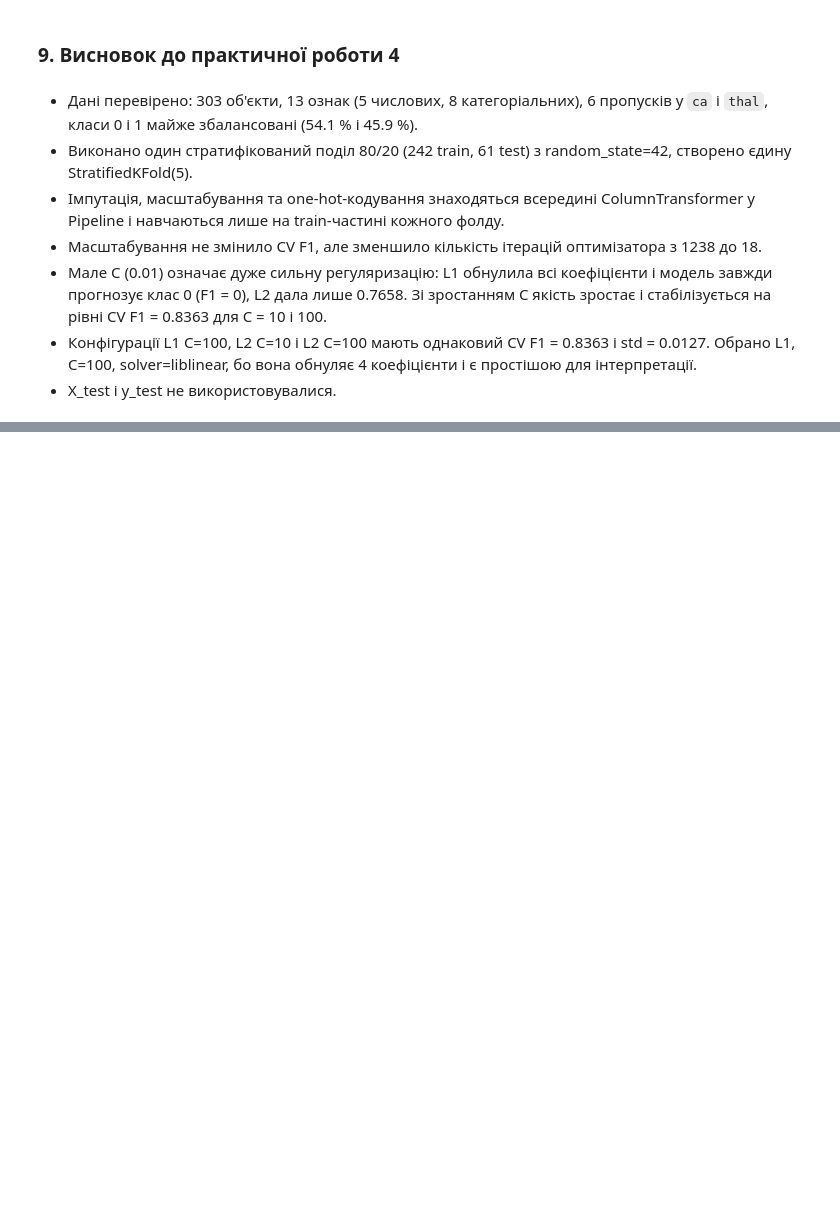
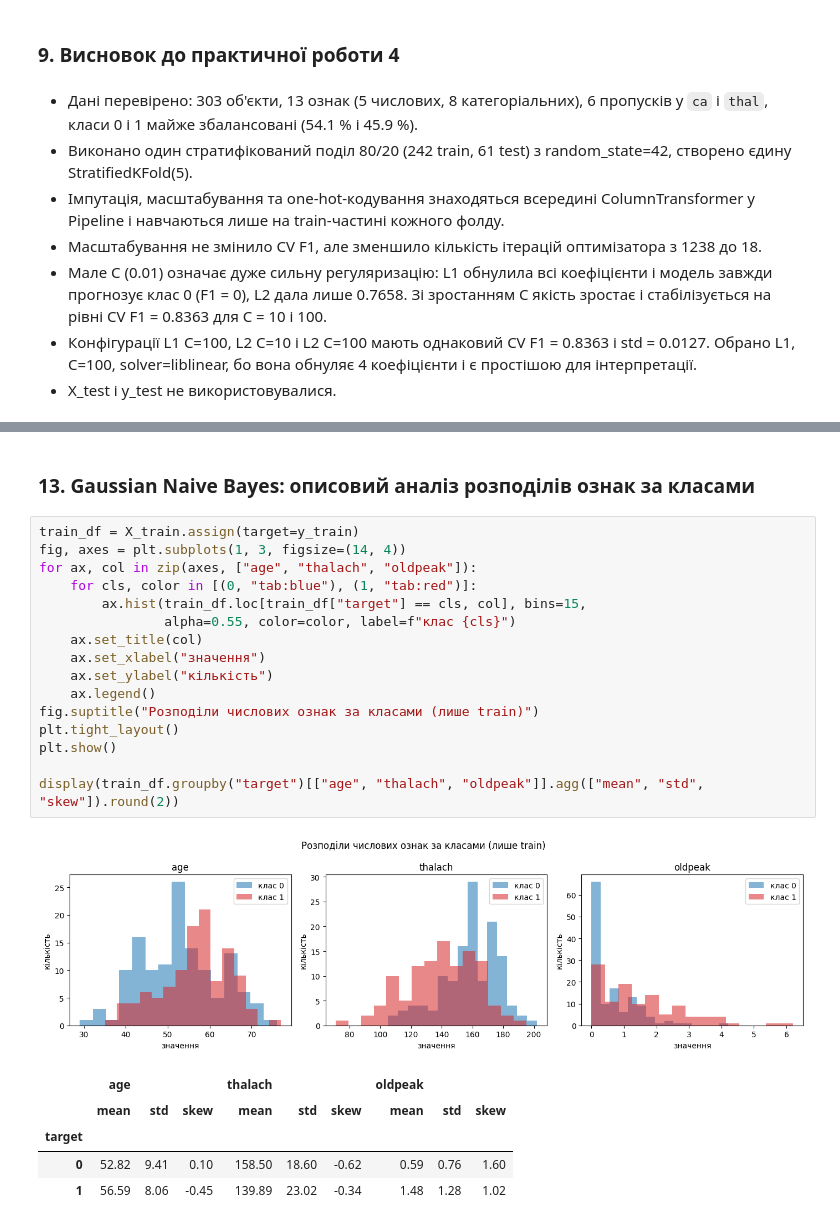
Before and after one commit to Konoplyai/pattern-recognition-practice, a Jupyter notebook: classification-mini-project/notebooks/PR04_Konoplia_I.ipynb, the cells around one changed output, grey strips where cells are left out. Saved outputs shown, nothing was run; the diff lists cells and outputs as text; blank space fills up the shorter version.

```diff
--- a/classification-mini-project/notebooks/PR04_Konoplia_I.ipynb
+++ b/classification-mini-project/notebooks/PR04_Konoplia_I.ipynb
@@ -543,0 +649,25 @@ log-odds позитивного класу за інших рівних умов
+# %% [markdown]
+### 13. Gaussian Naive Bayes: описовий аналіз розподілів ознак за класами
+# %%
+train_df = X_train.assign(target=y_train)
+fig, axes = plt.subplots(1, 3, figsize=(14, 4))
+for ax, col in zip(axes, ["age", "thalach", "oldpeak"]):
+    for cls, color in [(0, "tab:blue"), (1, "tab:red")]:
+        ax.hist(train_df.loc[train_df["target"] == cls, col], bins=15,
+                alpha=0.55, color=color, label=f"клас {cls}")
+    ax.set_title(col)
+    ax.set_xlabel("значення")
+    ax.set_ylabel("кількість")
+    ax.legend()
+fig.suptitle("Розподіли числових ознак за класами (лише train)")
+plt.tight_layout()
+plt.show()
+
+display(train_df.groupby("target")[["age", "thalach", "oldpeak"]].agg(["mean", "std", "skew"]).round(2))
+# %% [output]
+[figure, added]
+|  | age |  |  | thalach |  |  | oldpeak |  |  |
+|  | mean | std | skew | mean | std | skew | mean | std | skew |
+| target |  |  |  |  |  |  |  |  |  |
+| 0 | 52.82 | 9.41 | 0.10 | 158.50 | 18.60 | -0.62 | 0.59 | 0.76 | 1.60 |
+| 1 | 56.59 | 8.06 | -0.45 | 139.89 | 23.02 | -0.34 | 1.48 | 1.28 | 1.02 |
```
Also changed, not shown: parts of 19 cells of this notebook.
